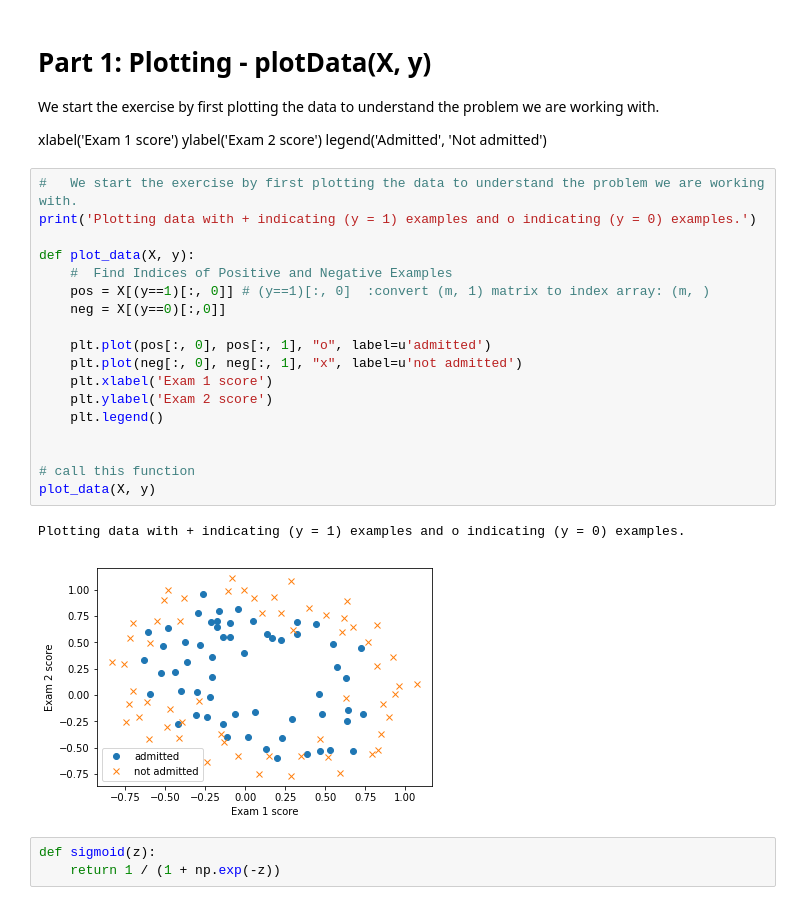
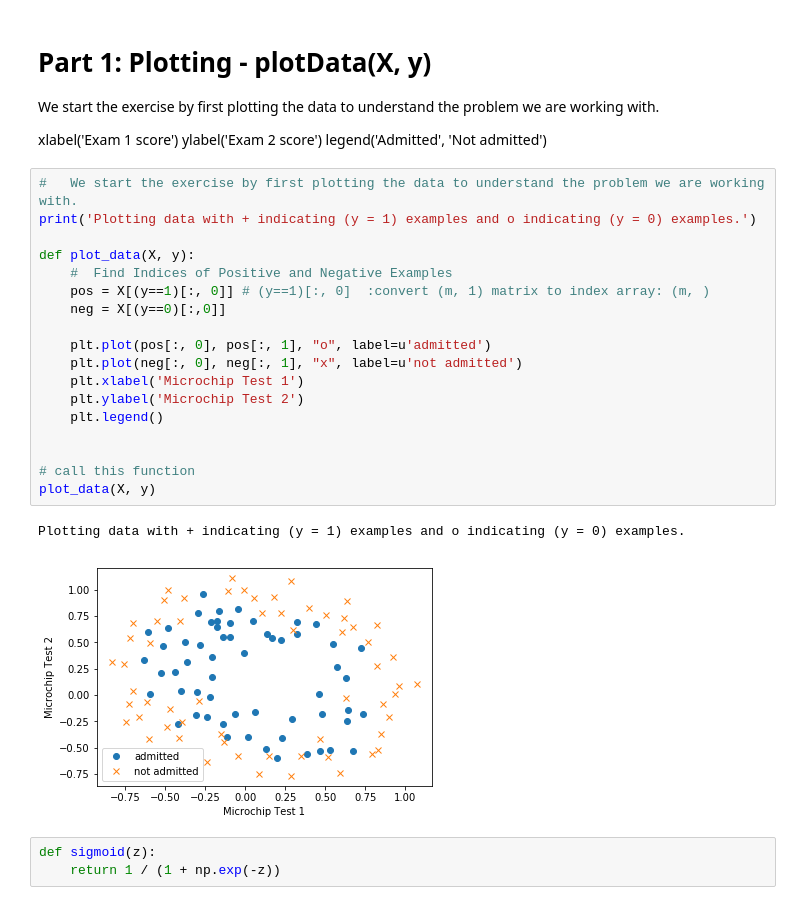
Before and after one commit to oqrusk/coursera_machine_learning, a Jupyter notebook: jupyter/ex2/logistic_regression_reguralized.ipynb, the cells around one changed output. Saved outputs shown, nothing was run; the diff lists cells and outputs as text.

```diff
--- a/jupyter/ex2/logistic_regression_reguralized.ipynb
+++ b/jupyter/ex2/logistic_regression_reguralized.ipynb
@@ -58,24 +58,24 @@ legend('Admitted', 'Not admitted')
 # %%
 #   We start the exercise by first plotting the data to understand the problem we are working with.
 print('Plotting data with + indicating (y = 1) examples and o indicating (y = 0) examples.')
 
 def plot_data(X, y):
     #  Find Indices of Positive and Negative Examples
     pos = X[(y==1)[:, 0]] # (y==1)[:, 0]  :convert (m, 1) matrix to index array: (m, )
     neg = X[(y==0)[:,0]]
 
     plt.plot(pos[:, 0], pos[:, 1], "o", label=u'admitted')
     plt.plot(neg[:, 0], neg[:, 1], "x", label=u'not admitted')
-    plt.xlabel('Exam 1 score')
-    plt.ylabel('Exam 2 score')
+    plt.xlabel('Microchip Test 1')
+    plt.ylabel('Microchip Test 2')
     plt.legend()
 
 
 # call this function
 plot_data(X, y)
 # %% [output]
 Plotting data with + indicating (y = 1) examples and o indicating (y = 0) examples.
-[figure, old version]
+[figure, new version]
 # %%
 def sigmoid(z):
     return 1 / (1 + np.exp(-z))
```
Also changed, not shown: parts of 4 cells of this notebook, 3 other files.
